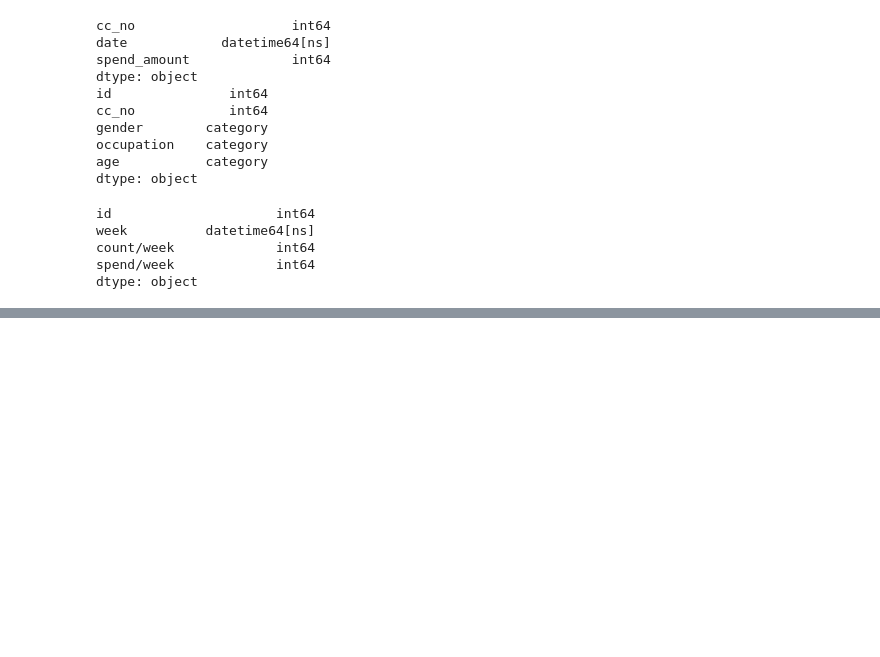
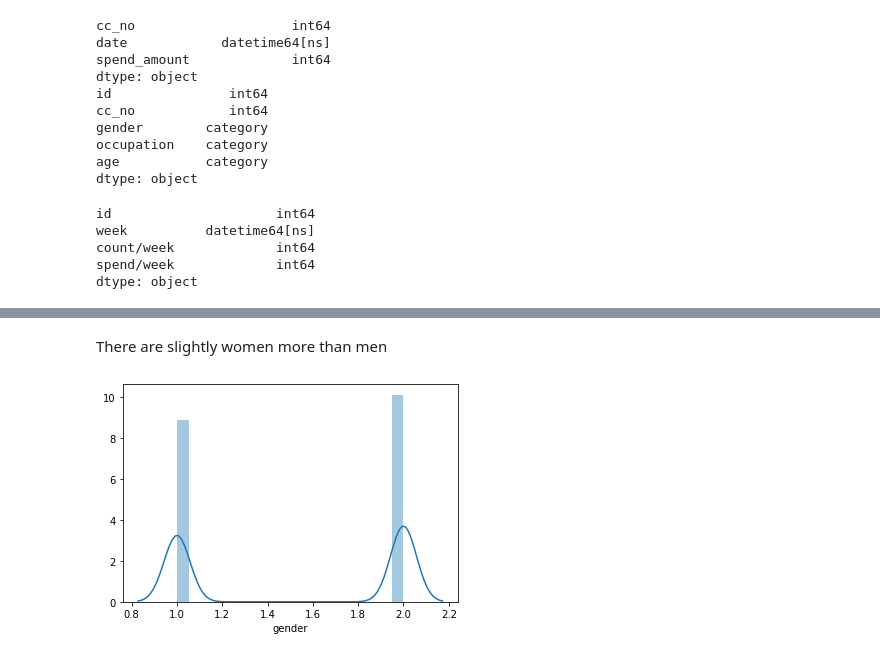
Before and after one commit to beam11221/Tech-Jam, a Jupyter notebook: Notebook.ipynb, the cells around one changed output, grey strips where cells are left out. Drawn from its saved outputs; the diff is of its cells as text; code cells hidden in the pictures; blank space fills up the shorter version.

Commit message:
create the dataframe
1. rename some columns >> more human-readable
2. change variables type
3. combine target value
4. plot stuff

```diff
--- a/Notebook.ipynb
+++ b/Notebook.ipynb
@@ -92,0 +76,5 @@ dtype: object
+# %%
+data.drop_duplicates(subset='id',keep = 'first', inplace = True)
+# %%
+data['cc_count'] = c_list
+data
@@ -92,0 +99,5 @@ dtype: object
+# %%
+testdata = data[50000:65000]
+data = data[0:50000]
+# %%
+data = pd.merge(data, train, on='id')
@@ -92,0 +132,6 @@ dtype: object
+# %% [markdown]
+There are slightly women more than men
+# %%
+p1=sb.distplot(data['gender'])
+# %% [output]
+[figure, added]
```
Also changed, not shown: parts of 23 cells of this notebook.
